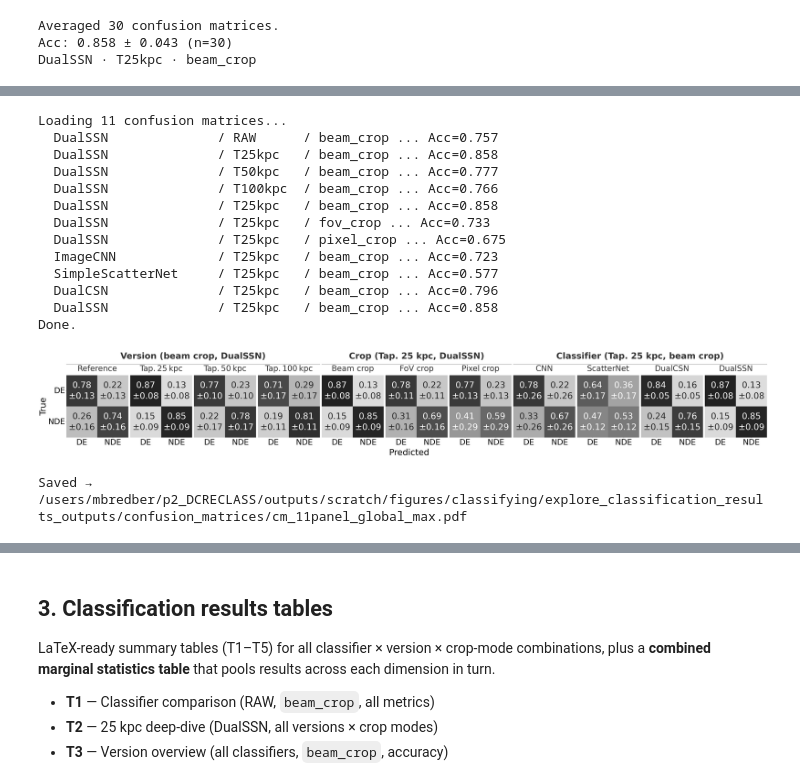
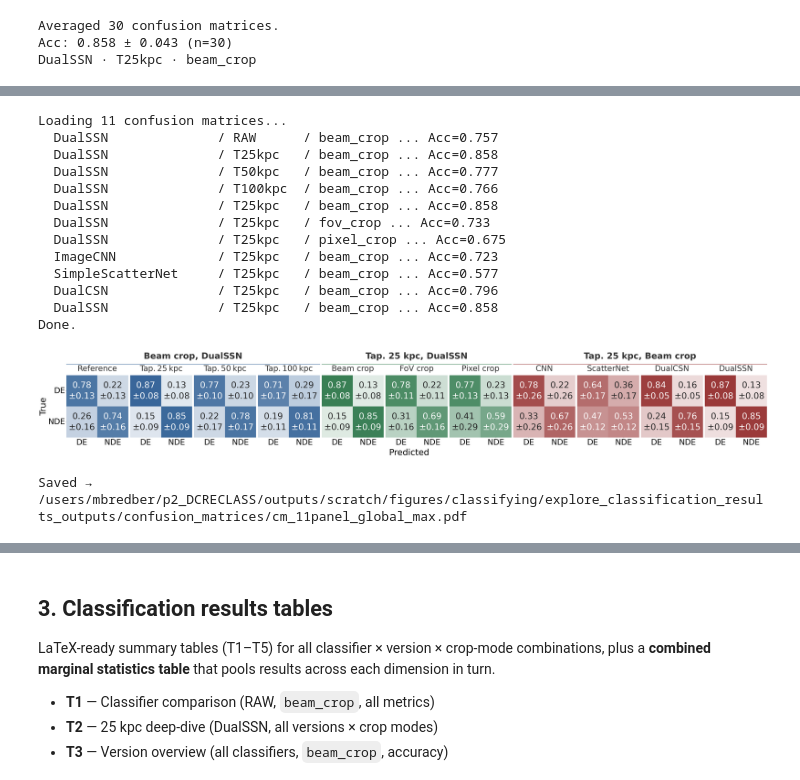
Before and after one commit to MarkusBredberg/dcreclass, a Jupyter notebook: notebooks/explore_classification_results.ipynb, the cells around one changed output, grey strips where cells are left out. Drawn from its saved outputs; the diff is of its cells as text; code cells hidden in the pictures.

```diff
--- a/notebooks/explore_classification_results.ipynb
+++ b/notebooks/explore_classification_results.ipynb
@@ -213,12 +242,9 @@ print('RunConfig defined')
 # %% [output]
 RunConfig defined
 # %%
-import json as _json
-
 @dataclass
 class LegacyRunConfig:
-    """Mimics RunConfig for use with plot_accuracy_bars/load_run.
-
+    """Subset of RunConfig fields needed to read legacy metrics from old-format pkl files.
     _draw_bars calls dataclasses.replace(cfg, version=..., blur_method=...)
     then load_run(cfg).  This class intercepts that call and reads from
     legacy_metrics.json instead of pkl files.
@@ -308,7 +334,7 @@ def load_run(cfg, verbose: bool = True) -> dict:
         '_cluster' : cluster-level diagnostics
         '_cfg'     : the RunConfig used
         '_old_keys': set of metric key suffixes (subset_fold_exp_lr_reg) whose
-                     data came from old_metrics_dir.  Used by plot_accuracy_bars()
+                     data came from old_metrics_dir.
                      to draw those bars hollow.
     """
     if isinstance(cfg, LegacyRunConfig):
@@ -822,13 +1001,6 @@ DualSSN · T25kpc · beam_crop
 # Group C (panels 7–10): vary classifier  (T25kpc,   beam_crop)
 # ═══════════════════════════════════════════════════════════════════════════════
 
-import re as _re11
-import seaborn as _sns11
-from sklearn.metrics import confusion_matrix as _cm11
-from matplotlib.colors import LinearSegmentedColormap as _LSC11
-from matplotlib.lines import Line2D as _Line2D11
-from matplotlib.ticker import FixedLocator as _FL11
-from dcreclass.data import get_classes as _get_classes11
 
 # ── Constants ─────────────────────────────────────────────────────────────────
 _NEUTRAL11     = '0.2'   # single colour for all text and borders
@@ -867,12 +1039,16 @@ _panels11 = [
 ]
 
 _GROUPS11 = [
-    ('Version (beam crop, DualSSN)',        0,  3),
-    ('Crop (Tap. 25 kpc, DualSSN)',         4,  6),
-    ('Classifier (Tap. 25 kpc, beam crop)', 7, 10),
+    ('Beam crop, DualSSN',        0,  3),
+    ('Tap. 25 kpc, DualSSN',         4,  6),
+    ('Tap. 25 kpc, Beam crop', 7, 10),
 ]
 
-_cmap11 = _LSC11.from_list('wg', ['white', '#000000'])
+_cmaps11 = [
+    _LSC11.from_list('wA', ['white', '#1a4f8a']),  # Group A: blue
+    _LSC11.from_list('wB', ['white', '#1a6b3a']),  # Group B: green
+    _LSC11.from_list('wC', ['white', '#8a1a1a']),  # Group C: red
+]
 
 # ── Per-panel subtitle: the varying dimension only ────────────────────────────
 def _panel_label11(clf, ver, crop, group_idx):
@@ -973,7 +1149,7 @@ for _idx11, (_ax11, (_clf, _ver, _crop), (_avg, _std, _am, _as)) in enumerate(
                 _ann[_i, _j] = f'{_avg[_i, _j]:.2f}\n±{_std[_i, _j]:.2f}'
 
         _sns11.heatmap(
-            _avg, annot=_ann, fmt='', cmap=_cmap11,
+            _avg, annot=_ann, fmt='', cmap=_cmaps11[_grp],
             xticklabels=_SHORT_LABELS11,
             yticklabels=_SHORT_LABELS11 if _idx11 == 0 else False,
             annot_kws={'fontsize': 50, 'linespacing': 1.4},
@@ -1022,7 +1198,7 @@ def _ax_cx11(i):
 
 _y_top11 = max(_ax.get_position().y1 for _ax in _axes11) + 0.10
 
-for _grp_lbl, _i0, _i1 in _GROUPS11:
+for _gi11, (_grp_lbl, _i0, _i1) in enumerate(_GROUPS11):
     _cx = (_ax_cx11(_i0) + _ax_cx11(_i1)) / 2
     _fig11.text(
         _cx, _y_top11, _grp_lbl,
@@ -1034,35 +1210,35 @@ for _grp_lbl, _i0, _i1 in _GROUPS11:
         [_axes11[_i0].get_position().x0, _axes11[_i1].get_position().x1],
         [_y_top11 - 0.025, _y_top11 - 0.025],
         transform=_fig11.transFigure,
-        color='0.55', linewidth=2.0, clip_on=False,
+        color=_cmaps11[_gi11](1.0), linewidth=2.0, clip_on=False,
     ))
 
 # ── Save ──────────────────────────────────────────────────────────────────────
 try:
     _out_dir11 = os.path.join(OUTPUT_DIR, 'confusion_matrices')
 except NameError:
     _out_dir11 = os.path.join(
         os.path.expanduser('~'), 'scratch', 'data', 'PSZ2',
         'beam_crop', 'confusion_matrices',
     )
 os.makedirs(_out_dir11, exist_ok=True)
 _save11 = os.path.join(_out_dir11, 'cm_11panel_global_max.pdf')
 _fig11.savefig(_save11, bbox_inches='tight')
 plt.show()
 print(f'Saved → {_save11}')
 # %% [output]
 Loading 11 confusion matrices...
   DualSSN              / RAW      / beam_crop ... Acc=0.757
   DualSSN              / T25kpc   / beam_crop ... Acc=0.858
   DualSSN              / T50kpc   / beam_crop ... Acc=0.777
   DualSSN              / T100kpc  / beam_crop ... Acc=0.766
   DualSSN              / T25kpc   / beam_crop ... Acc=0.858
   DualSSN              / T25kpc   / fov_crop ... Acc=0.733
   DualSSN              / T25kpc   / pixel_crop ... Acc=0.675
   ImageCNN             / T25kpc   / beam_crop ... Acc=0.723
   SimpleScatterNet     / T25kpc   / beam_crop ... Acc=0.577
   DualCSN              / T25kpc   / beam_crop ... Acc=0.796
   DualSSN              / T25kpc   / beam_crop ... Acc=0.858
 Done.
-[figure, old version]
+[figure, new version]
 Saved → /users/mbredber/p2_DCRECLASS/outputs/scratch/figures/classifying/explore_classification_results_outputs/confusion_matrices/cm_11panel_global_max.pdf
```
Also changed, not shown: parts of 47 cells of this notebook, 2 other files.
